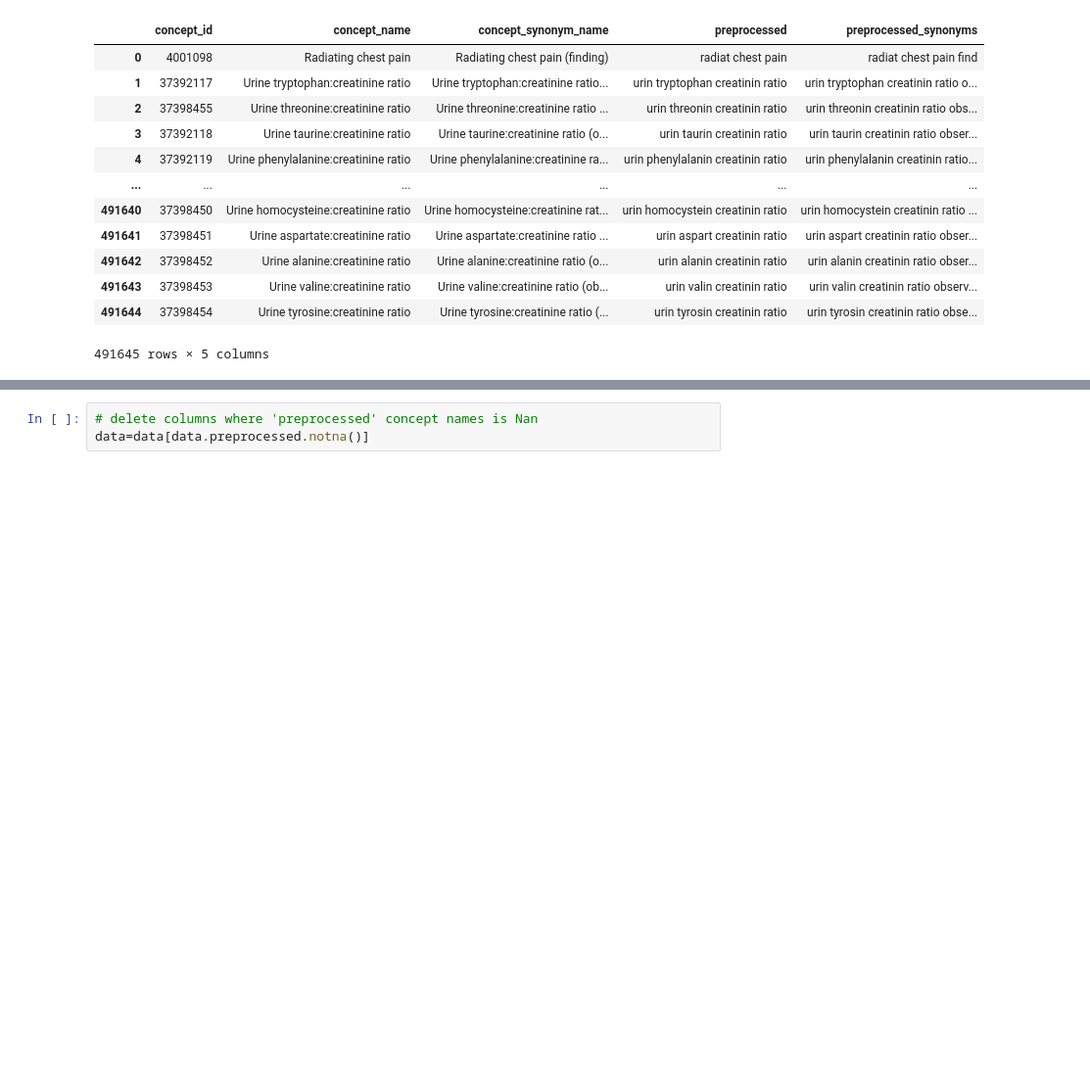
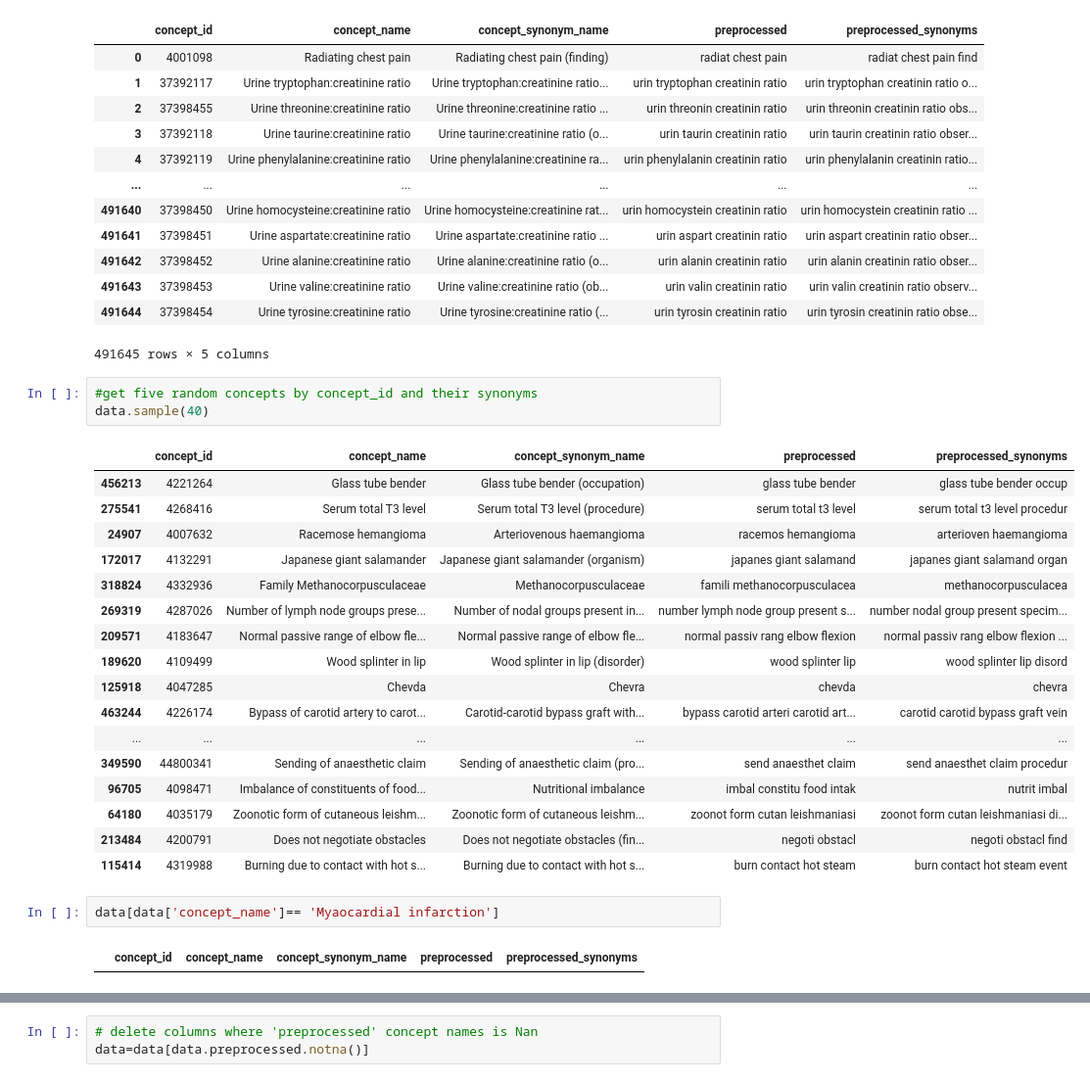
Before and after one commit to Nusha34/MasterThesis, a Jupyter notebook: mapping/get_poincare_vectors.ipynb, the cells around one changed output, grey strips where cells are left out. Shown: that part at 98% size. Cells and saved outputs as stored; diff of their text form; blank space fills up the shorter version.

```diff
--- a/mapping/get_poincare_vectors.ipynb
+++ b/mapping/get_poincare_vectors.ipynb
@@ -18,3 +18,28 @@ data
 | 491643 | 37398453 | Urine valine:creatinine ratio | Urine valine:creatinine ratio (ob... | urin valin creatinin ratio | urin valin creatinin ratio observ... |
 | 491644 | 37398454 | Urine tyrosine:creatinine ratio | Urine tyrosine:creatinine ratio (... | urin tyrosin creatinin ratio | urin tyrosin creatinin ratio obse... |
 491645 rows × 5 columns
+# %%
+#get five random concepts by concept_id and their synonyms
+data.sample(40)
+# %% [output]
+|  | concept_id | concept_name | concept_synonym_name | preprocessed | preprocessed_synonyms |
+| 456213 | 4221264 | Glass tube bender | Glass tube bender (occupation) | glass tube bender | glass tube bender occup |
+| 275541 | 4268416 | Serum total T3 level | Serum total T3 level (procedure) | serum total t3 level | serum total t3 level procedur |
+| 24907 | 4007632 | Racemose hemangioma | Arteriovenous haemangioma | racemos hemangioma | arterioven haemangioma |
+| 172017 | 4132291 | Japanese giant salamander | Japanese giant salamander (organism) | japanes giant salamand | japanes giant salamand organ |
+| 318824 | 4332936 | Family Methanocorpusculaceae | Methanocorpusculaceae | famili methanocorpusculacea | methanocorpusculacea |
+| 269319 | 4287026 | Number of lymph node groups prese... | Number of nodal groups present in... | number lymph node group present s... | number nodal group present specim... |
+| 209571 | 4183647 | Normal passive range of elbow fle... | Normal passive range of elbow fle... | normal passiv rang elbow flexion | normal passiv rang elbow flexion ... |
+| 189620 | 4109499 | Wood splinter in lip | Wood splinter in lip (disorder) | wood splinter lip | wood splinter lip disord |
+| 125918 | 4047285 | Chevda | Chevra | chevda | chevra |
+| 463244 | 4226174 | Bypass of carotid artery to carot... | Carotid-carotid bypass graft with... | bypass carotid arteri carotid art... | carotid carotid bypass graft vein |
+| ... | ... | ... | ... | ... | ... |
+| 349590 | 44800341 | Sending of anaesthetic claim | Sending of anaesthetic claim (pro... | send anaesthet claim | send anaesthet claim procedur |
+| 96705 | 4098471 | Imbalance of constituents of food... | Nutritional imbalance | imbal constitu food intak | nutrit imbal |
+| 64180 | 4035179 | Zoonotic form of cutaneous leishm... | Zoonotic form of cutaneous leishm... | zoonot form cutan leishmaniasi | zoonot form cutan leishmaniasi di... |
+| 213484 | 4200791 | Does not negotiate obstacles | Does not negotiate obstacles (fin... | negoti obstacl | negoti obstacl find |
+| 115414 | 4319988 | Burning due to contact with hot s... | Burning due to contact with hot s... | burn contact hot steam | burn contact hot steam event |
+# %%
+data[data['concept_name']== 'Myaocardial infarction']
+# %% [output]
+|  | concept_id | concept_name | concept_synonym_name | preprocessed | preprocessed_synonyms |
```
Also changed, not shown: parts of 2 cells of this notebook, 6 other files.
